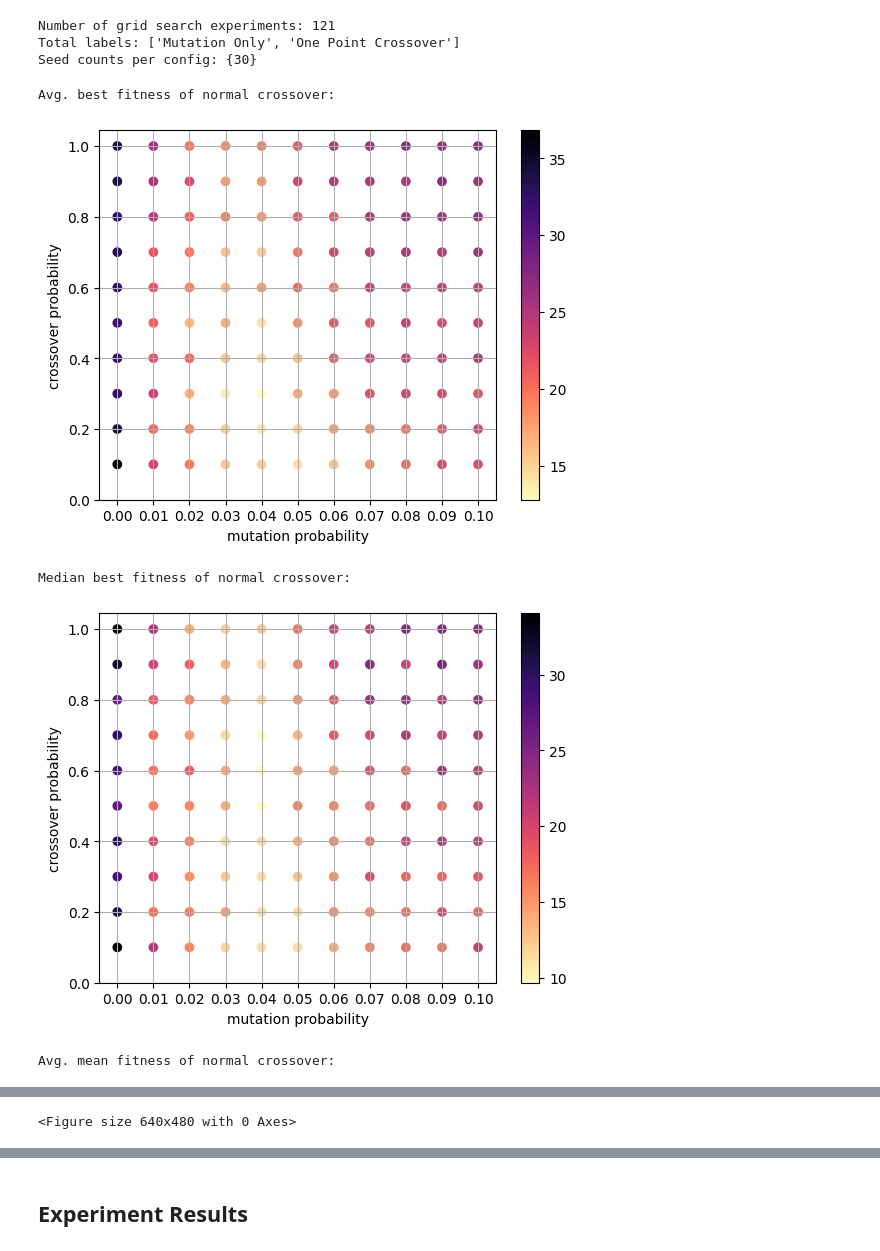
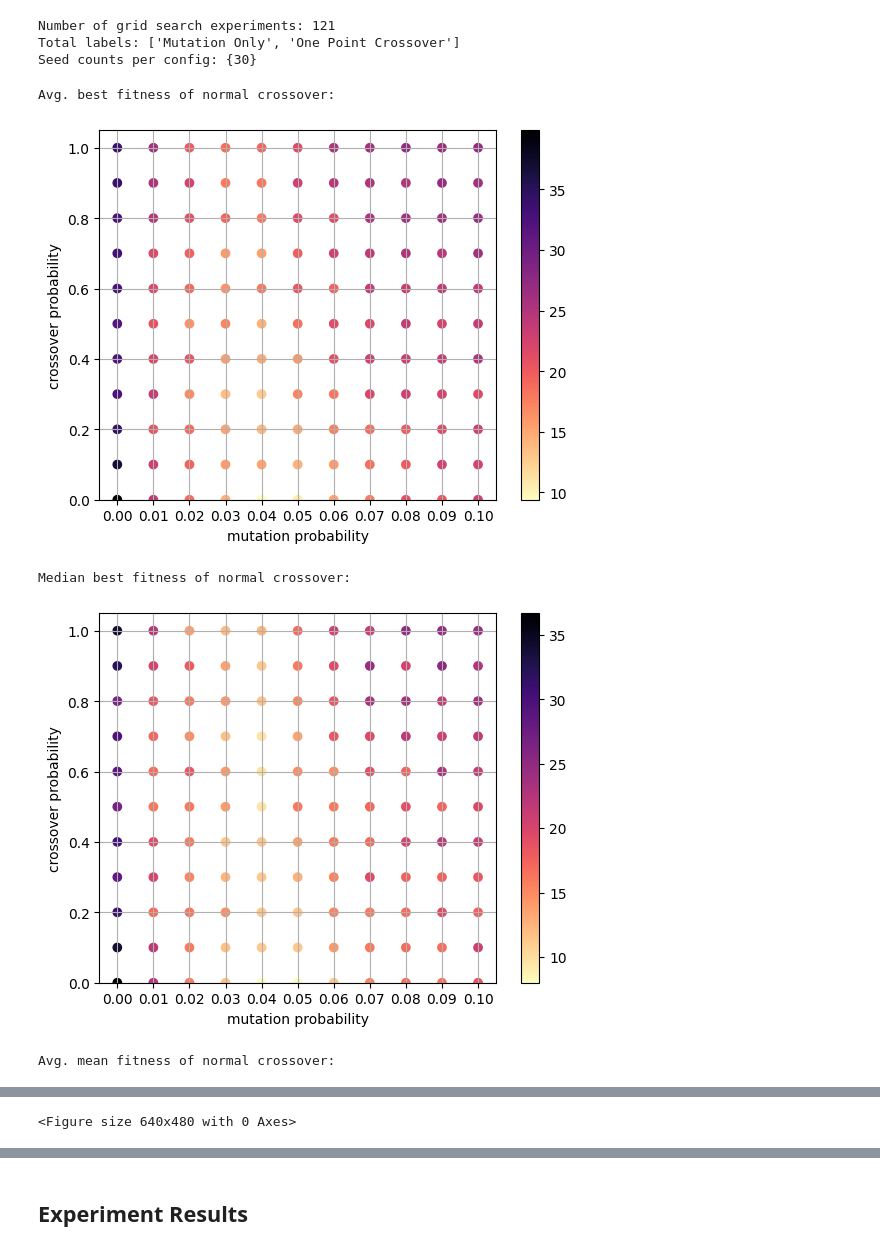
Before and after one commit to westoun/crossover-evaluation, a Jupyter notebook: evaluation.ipynb, the cells around one changed output, grey strips where cells are left out. Saved outputs shown, nothing was run; the diff lists cells and outputs as text; code cells hidden in the pictures.

```diff
--- a/evaluation.ipynb
+++ b/evaluation.ipynb
@@ -336,23 +336,23 @@ Total labels: ['Mutation Only', 'One Point Crossover']
 Seed counts per config: {30}
 # %%
 normal_crossover_experiments = [
-    experiment for experiment in experiments if experiment.label == "One Point Crossover"
+    experiment for experiment in experiments if experiment.crossover == "One Point Crossover"
 ]
 
 printb("Avg. best fitness of normal crossover:")
 plot_grid_as_scatter(normal_crossover_experiments, measure="best",
                      target_path="results/grid_search_best_normal.png")
 
 printb("Median best fitness of normal crossover:")
 plot_grid_as_scatter(normal_crossover_experiments, measure="median",
                      target_path="results/grid_search_median_normal.png")
 
 printb("Avg. mean fitness of normal crossover:")
 plot_grid_as_scatter(normal_crossover_experiments, measure="mean",
                      target_path="results/grid_search_mean_normal.png")
 # %% [output]
 Avg. best fitness of normal crossover:
-[figure, old version]
+[figure, new version]
 Median best fitness of normal crossover:
-[figure, old version]
+[figure, new version]
 Avg. mean fitness of normal crossover:
```
Also changed, not shown: parts of 4 cells of this notebook.
